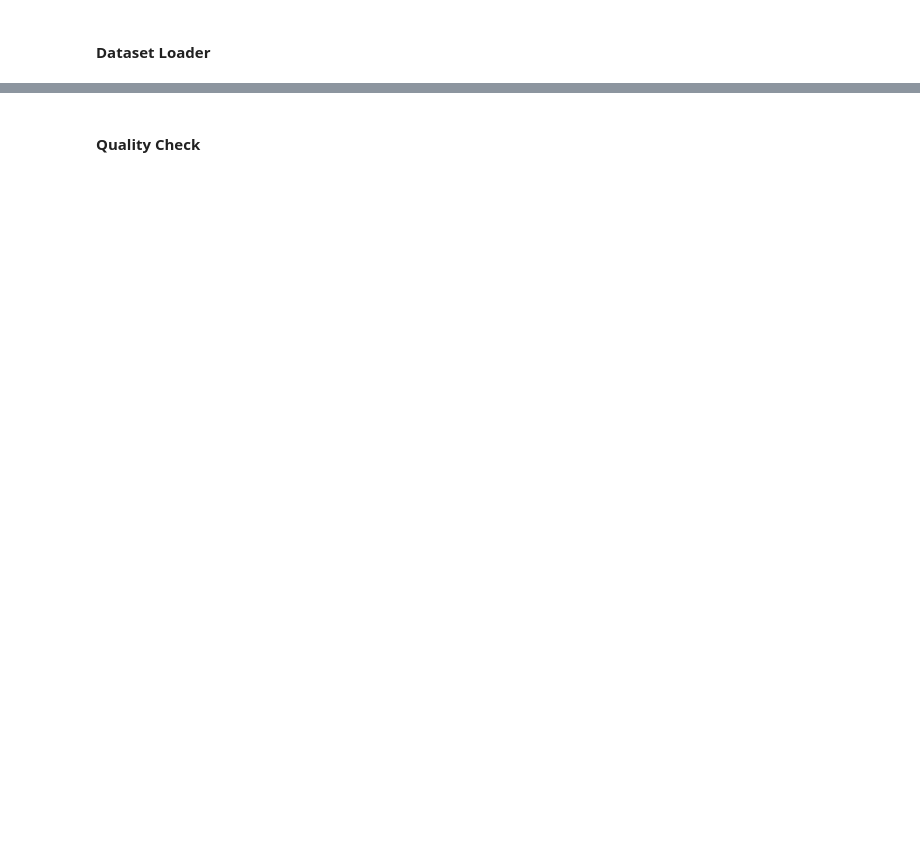
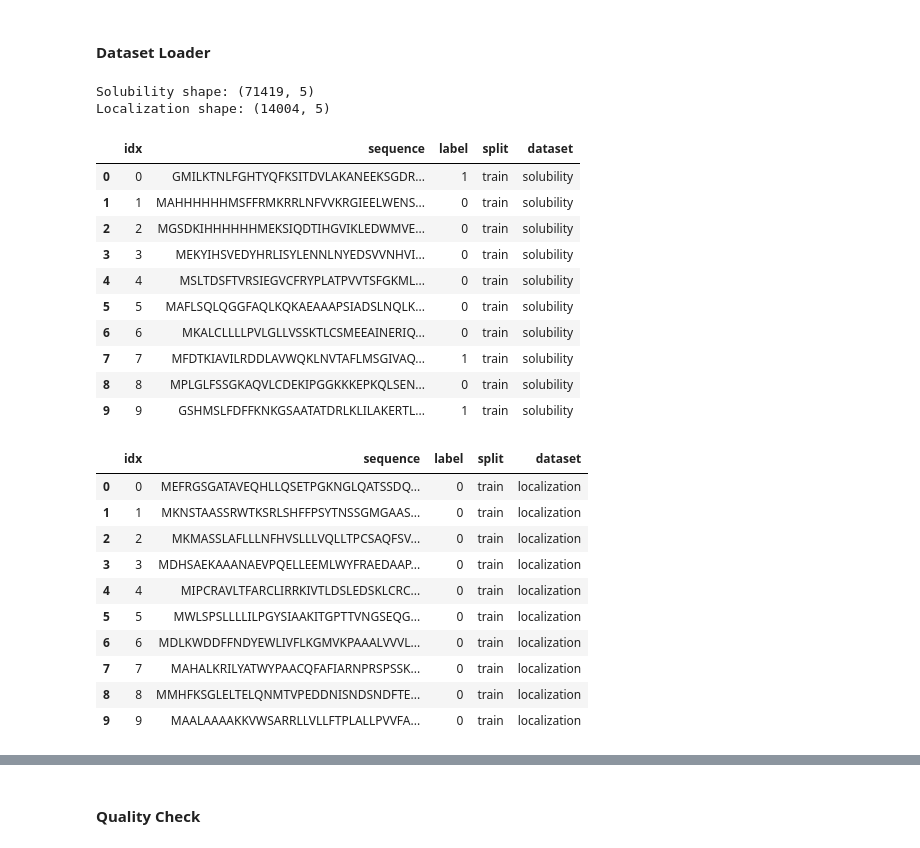
Before and after one commit to Jschechter18/protein-sequence-augmentation, a Jupyter notebook: eda/ESM2_Benchmark_and_Error_Analysis.ipynb, the cells around one changed output, grey strips where cells are left out. Cells and saved outputs as stored; diff of their text form; code cells hidden in the pictures; blank space fills up the shorter version.

```diff
--- a/eda/ESM2_Benchmark_and_Error_Analysis.ipynb
+++ b/eda/ESM2_Benchmark_and_Error_Analysis.ipynb
@@ -50,35 +50,60 @@ def load_peer_split(dataset: str, split: str) -> pd.DataFrame:
     path = DATA_ROOT / dataset / f"{split}.csv"
     if not path.exists():
         raise FileNotFoundError(f"File {path} does not exist.")
 
     df = pd.read_csv(path)
     df["split"] = split
     df["dataset"] = dataset
 
     return df
 
 solubility = pd.concat(
     [
         load_peer_split("solubility", "train"),
         load_peer_split("solubility", "valid"),
         load_peer_split("solubility", "test"),
     ],
     ignore_index = True,
 )
 
 localization = pd.concat(
     [
         load_peer_split("localization", "train"),
         load_peer_split("localization", "valid"),
         load_peer_split("localization", "test"),
     ],
     ignore_index = True,
 )
 print("Solubility shape:", solubility.shape)
 print("Localization shape:", localization.shape)
 
-display(solubility.head())
-display(localization.head())
+display(solubility.head(10))
+display(localization.head(10))
+# %% [output]
+Solubility shape: (71419, 5)
+Localization shape: (14004, 5)
+|  | idx | sequence | label | split | dataset |
+| 0 | 0 | GMILKTNLFGHTYQFKSITDVLAKANEEKSGDR... | 1 | train | solubility |
+| 1 | 1 | MAHHHHHHMSFFRMKRRLNFVVKRGIEELWENS... | 0 | train | solubility |
+| 2 | 2 | MGSDKIHHHHHHMEKSIQDTIHGVIKLEDWMVE... | 0 | train | solubility |
+| 3 | 3 | MEKYIHSVEDYHRLISYLENNLNYEDSVVNHVI... | 0 | train | solubility |
+| 4 | 4 | MSLTDSFTVRSIEGVCFRYPLATPVVTSFGKML... | 0 | train | solubility |
+| 5 | 5 | MAFLSQLQGGFAQLKQKAEAAAPSIADSLNQLK... | 0 | train | solubility |
+| 6 | 6 | MKALCLLLLPVLGLLVSSKTLCSMEEAINERIQ... | 0 | train | solubility |
+| 7 | 7 | MFDTKIAVILRDDLAVWQKLNVTAFLMSGIVAQ... | 1 | train | solubility |
+| 8 | 8 | MPLGLFSSGKAQVLCDEKIPGGKKKEPKQLSEN... | 0 | train | solubility |
+| 9 | 9 | GSHMSLFDFFKNKGSAATATDRLKLILAKERTL... | 1 | train | solubility |
+|  | idx | sequence | label | split | dataset |
+| 0 | 0 | MEFRGSGATAVEQHLLQSETPGKNGLQATSSDQ... | 0 | train | localization |
+| 1 | 1 | MKNSTAASSRWTKSRLSHFFPSYTNSSGMGAAS... | 0 | train | localization |
+| 2 | 2 | MKMASSLAFLLLNFHVSLLLVQLLTPCSAQFSV... | 0 | train | localization |
+| 3 | 3 | MDHSAEKAAANAEVPQELLEEMLWYFRAEDAAP... | 0 | train | localization |
+| 4 | 4 | MIPCRAVLTFARCLIRRKIVTLDSLEDSKLCRC... | 0 | train | localization |
+| 5 | 5 | MWLSPSLLLLILPGYSIAAKITGPTTVNGSEQG... | 0 | train | localization |
+| 6 | 6 | MDLKWDDFFNDYEWLIVFLKGMVKPAAALVVVL... | 0 | train | localization |
+| 7 | 7 | MAHALKRILYATWYPAACQFAFIARNPRSPSSK... | 0 | train | localization |
+| 8 | 8 | MMHFKSGLELTELQNMTVPEDDNISNDSNDFTE... | 0 | train | localization |
+| 9 | 9 | MAALAAAAKKVWSARRLLVLLFTPLALLPVVFA... | 0 | train | localization |
 # %%
 print("solubility columns:", solubility.columns.tolist())
 print("localization columns:", localization.columns.tolist())
```
Also changed, not shown: parts of 25 cells of this notebook.
